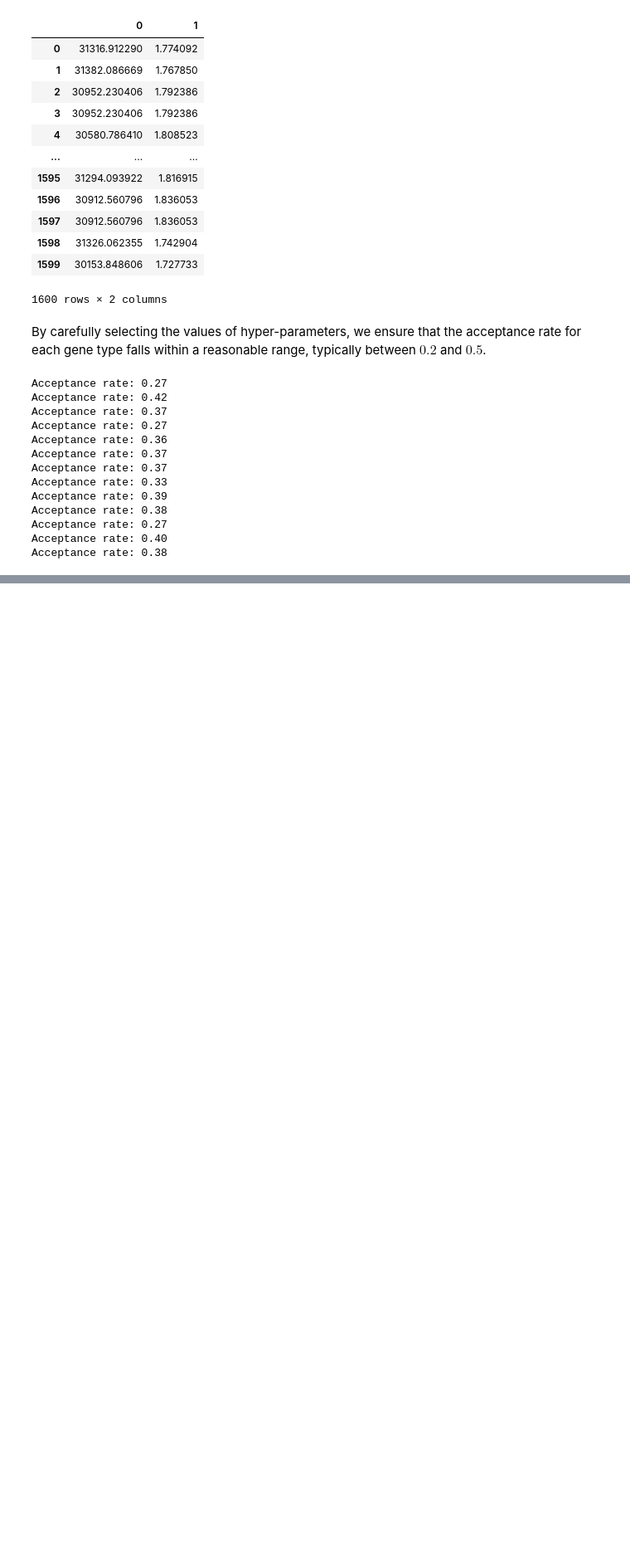
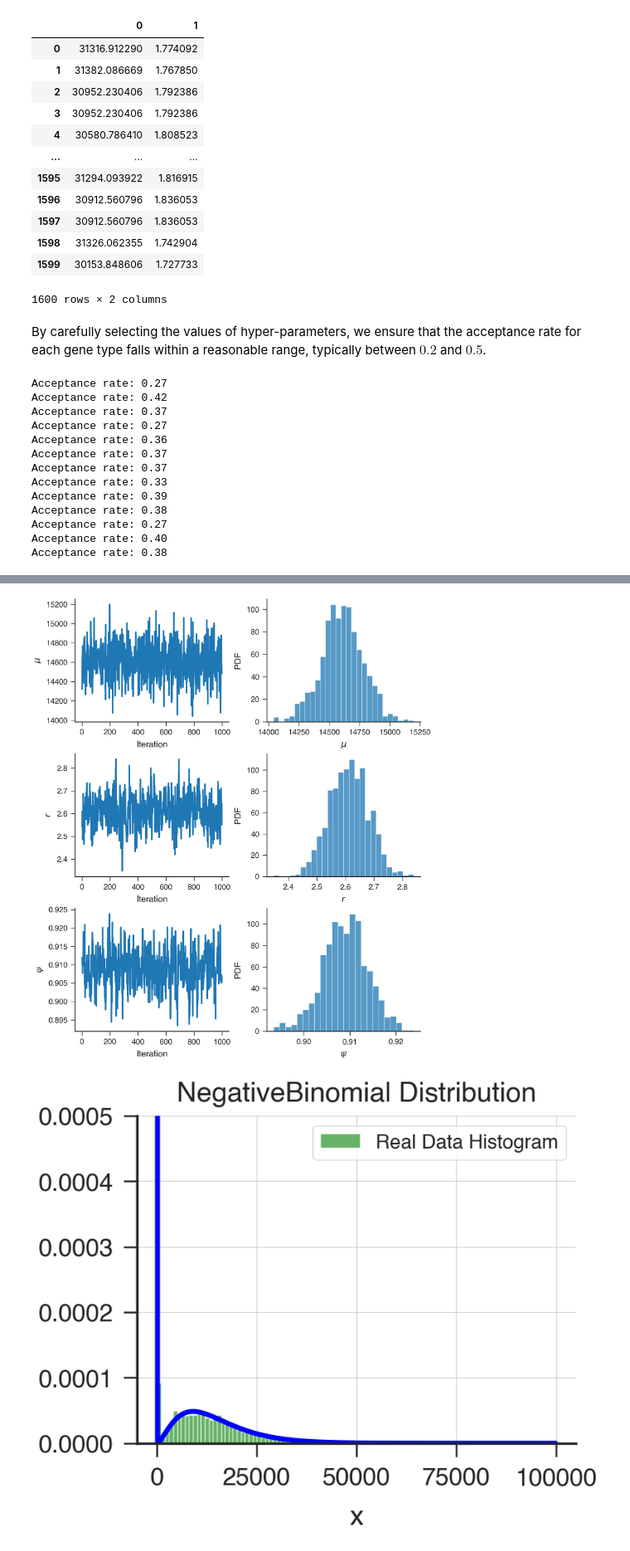
Before and after one commit to LaiquendiJ/UROP-2024-Summer, a Jupyter notebook: 02_MCMC_Simulation_of_Gene_Distribution.ipynb, the cells around one changed output, grey strips where cells are left out. Shown at 83% size. Cells and saved outputs as stored; diff of their text form; code cells hidden in the pictures; blank space fills up the shorter version.

```diff
--- a/02_MCMC_Simulation_of_Gene_Distribution.ipynb
+++ b/02_MCMC_Simulation_of_Gene_Distribution.ipynb
@@ -736,5 +361,0 @@ IndexError: index 10 is out of bounds for axis 0 with size 10
-# %%
-zero_ratio = {}
-for i, key in enumerate(data_norm.columns):
-    zero_ratio[key]=len(data_norm[key][data_norm[key]==0])/len(data_norm[key])
-zero_ratio
@@ -885,0 +440,6 @@ zinb_paras
+# %%
+zero_ratio = {}
+for i, key in enumerate(data_norm.columns):
+    zero_ratio[key] = len(
+        data_norm[key][data_norm[key] == 0])/len(data_norm[key])
+zero_ratio
@@ -885,0 +551,7 @@ zinb_paras
+# %%
+name_1 = 'MT-ND4'
+para = [500, 0.07, 0.005]  # chosen parameters
+# %%
+trace = metropolis_hastings_zinb(
+    zinb_data[name_1], para, n_iter=10000, burn_in=5000)
+print(trace.mean())  # ordered mu, r, psi
@@ -885,0 +634,61 @@ zinb_paras
+# %%
+trace = pd.DataFrame(trace[:])
+f, axs = plt.subplots(
+    nrows=3, ncols=2, figsize=stdfigsize(nx=2, ny=3, scale=1))
+
+labels = [r'$\mu$', r'$r$', r'$\psi$']
+count = 0
+ax = axs.flatten()[0]
+ax.plot(trace[0])
+ax.set_xlabel("Iteration")
+ax.set_ylabel(labels[0])
+
+ax = axs.flatten()[1]
+sns.histplot(trace[0], ax=ax)
+ax.set_ylabel("PDF")
+ax.set_xlabel(labels[0])
+
+ax = axs.flatten()[2]
+ax.plot(trace[1])
+ax.set_xlabel("Iteration")
+ax.set_ylabel(labels[1])
+
+ax = axs.flatten()[3]
+sns.histplot(trace[1], ax=ax)
+ax.set_ylabel("PDF")
+ax.set_xlabel(labels[1])
+f.tight_layout()
+
+ax = axs.flatten()[4]
+ax.plot(trace[2])
+ax.set_xlabel("Iteration")
+ax.set_ylabel(labels[2])
+
+ax = axs.flatten()[5]
+sns.histplot(trace[2], ax=ax)
+ax.set_ylabel("PDF")
+ax.set_xlabel(labels[2])
+f.tight_layout()
+
+col_means = trace.mean()
+
+x = np.array(range(0, int(zinb_data[name_1].max()), 100))
+pmf = [zinb_pmf(i, col_means) for i in x]
+
+
+# Plot the distribution
+plt.figure(figsize=(8, 6))
+plt.plot(x, pmf,  color='b')
+
+plt.hist(zinb_data[name_1],  bins=100, density=True,
+         alpha=0.6, color='g', label='Real Data Histogram')
+plt.ylim(top=0.0005)
+
+plt.title('NegativeBinomial Distribution')
+plt.xlabel('x')
+plt.legend()
+plt.grid(True)
+plt.show()
+# %% [output]
+[figure, added]
+[figure, added]
```
Also changed, not shown: parts of 55 cells of this notebook, 3 other files.
